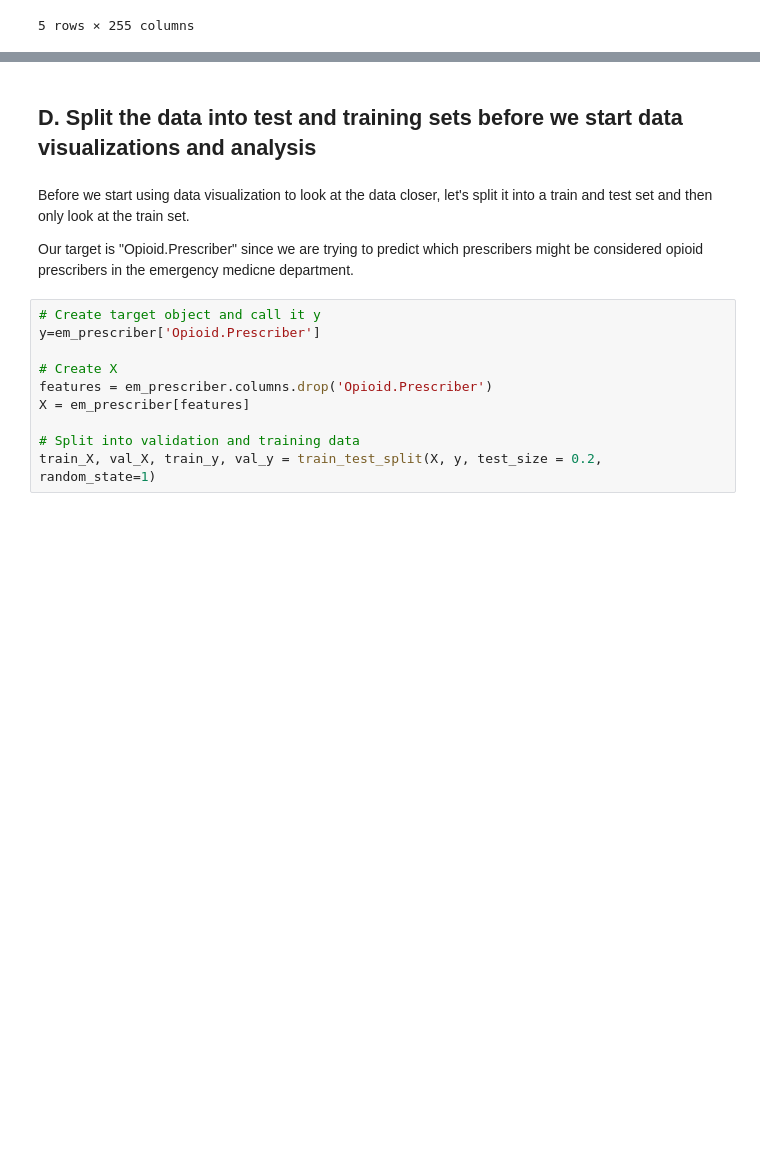
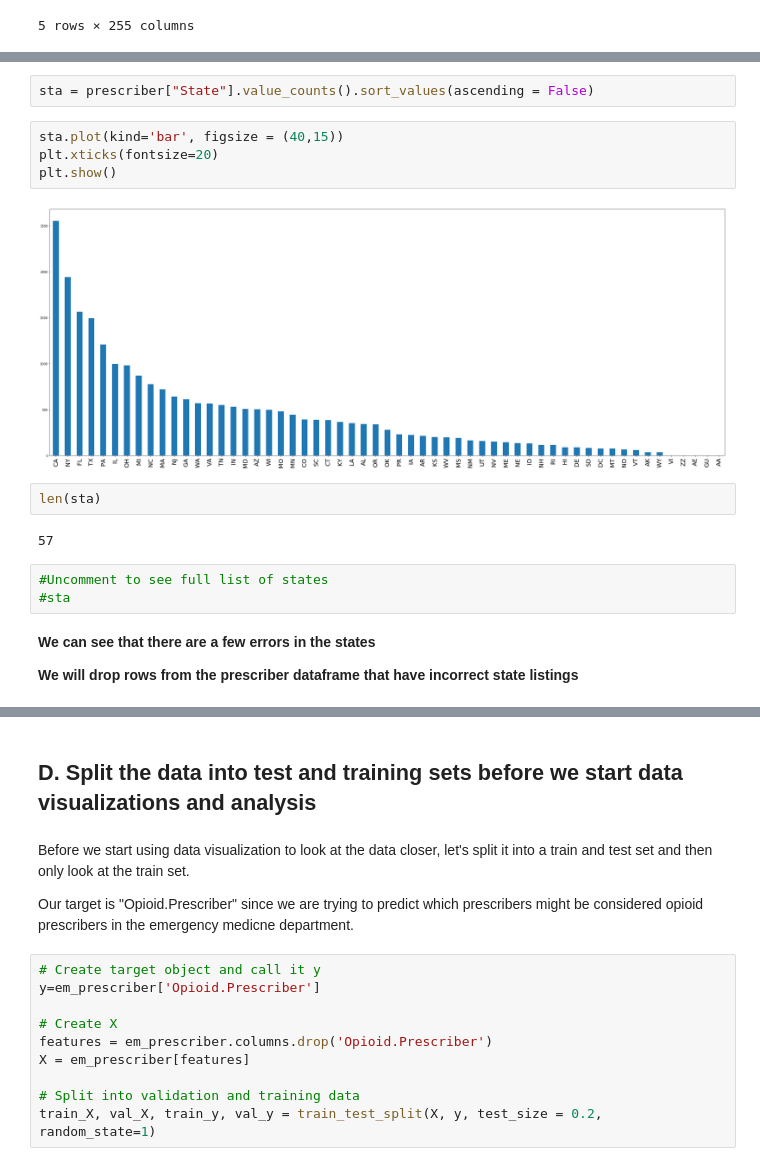
Before and after one commit to CaptainNano77/Opioids, a Jupyter notebook: Opioids.ipynb, the cells around one changed output, grey strips where cells are left out. Cells and saved outputs as stored; diff of their text form; blank space fills up the shorter version.

```diff
--- a/Opioids.ipynb
+++ b/Opioids.ipynb
@@ -820,0 +674,19 @@ KeyError: "['ACTIQ'] not in index"
+# %%
+sta = prescriber["State"].value_counts().sort_values(ascending = False)
+# %%
+sta.plot(kind='bar', figsize = (40,15))
+plt.xticks(fontsize=20)
+plt.show()
+# %% [output]
+[figure, added]
+# %%
+len(sta)
+# %% [output]
+57
+# %%
+#Uncomment to see full list of states
+#sta
+# %% [markdown]
+**We can see that there are a few errors in the states**
+
+**We will drop rows from the prescriber dataframe that have incorrect state listings**
```
Also changed, not shown: parts of 96 cells of this notebook.
